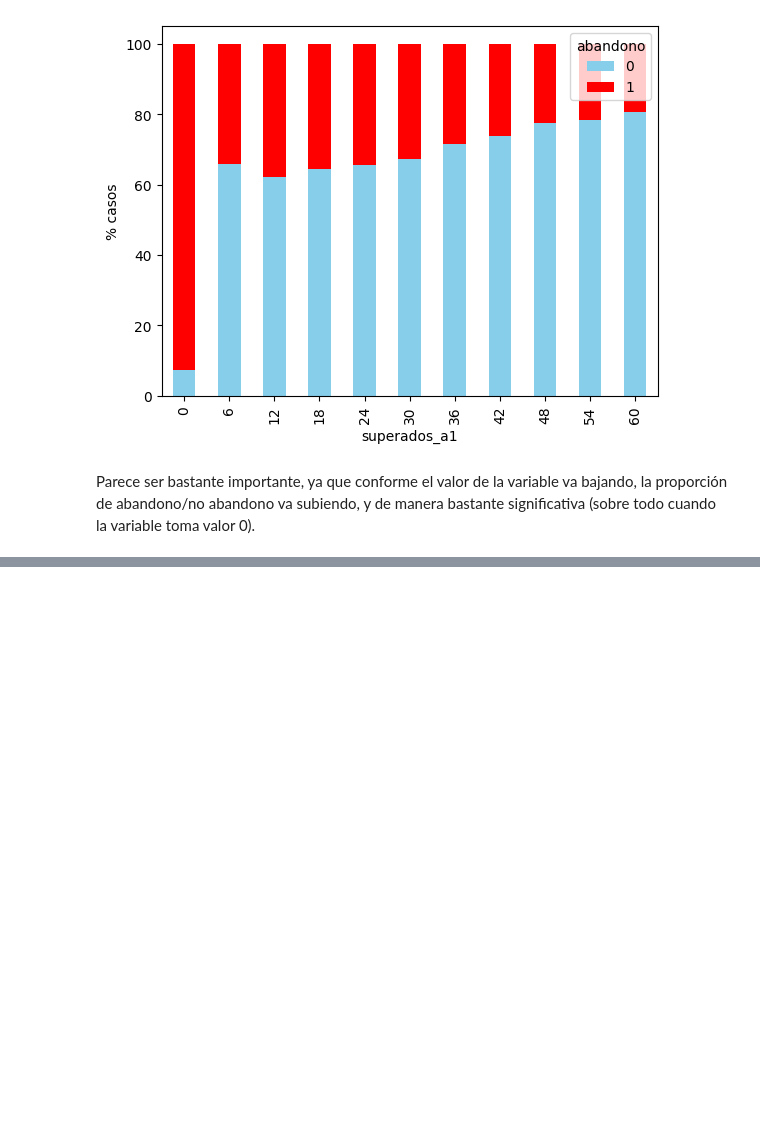
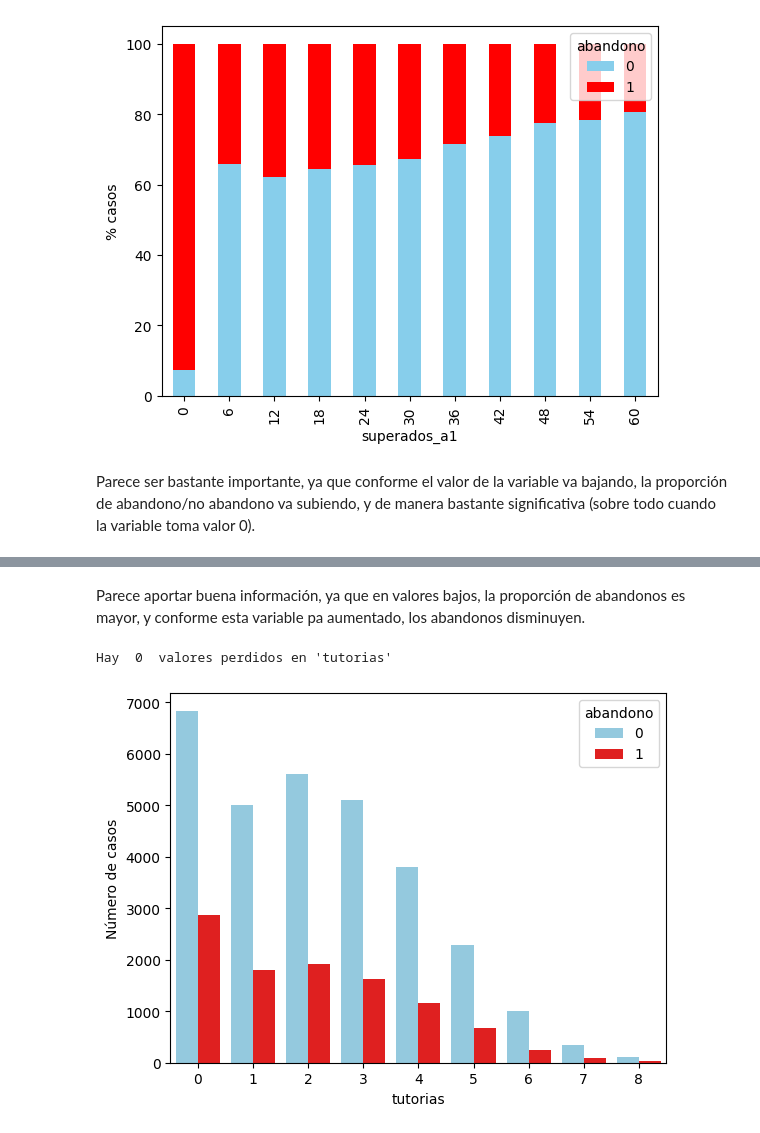
Before and after one commit to Marcos-Wth/Practica_1_Mineria_de_Datos, a Jupyter notebook: Práctica 1 - Análisis, procesamiento y validación .ipynb, the cells around one changed output, grey strips where cells are left out. Drawn from its saved outputs; the diff is of its cells as text; code cells hidden in the pictures; blank space fills up the shorter version.

```diff
--- a/Práctica 1 - Análisis, procesamiento y validación .ipynb
+++ b/Práctica 1 - Análisis, procesamiento y validación .ipynb
@@ -437,0 +447,13 @@ Parece ser bastante importante, ya que conforme el valor de la variable va bajan
+# %% [markdown]
+Parece aportar buena información, ya que en valores bajos, la proporción de abandonos es mayor, y conforme esta variable pa aumentado, los abandonos disminuyen.
+# %%
+# variable tutorias
+perdidos = df_train['tutorias'].isna().sum()
+print("Hay ",perdidos, " valores perdidos en 'tutorias'")
+
+sns.countplot(data=df_train, x='tutorias', hue='abandono', palette=['skyblue', 'red'])
+plt.ylabel('Número de casos')
+plt.show()
+# %% [output]
+Hay  0  valores perdidos en 'tutorias'
+[figure, added]
```
Also changed, not shown: parts of 6 cells of this notebook.
